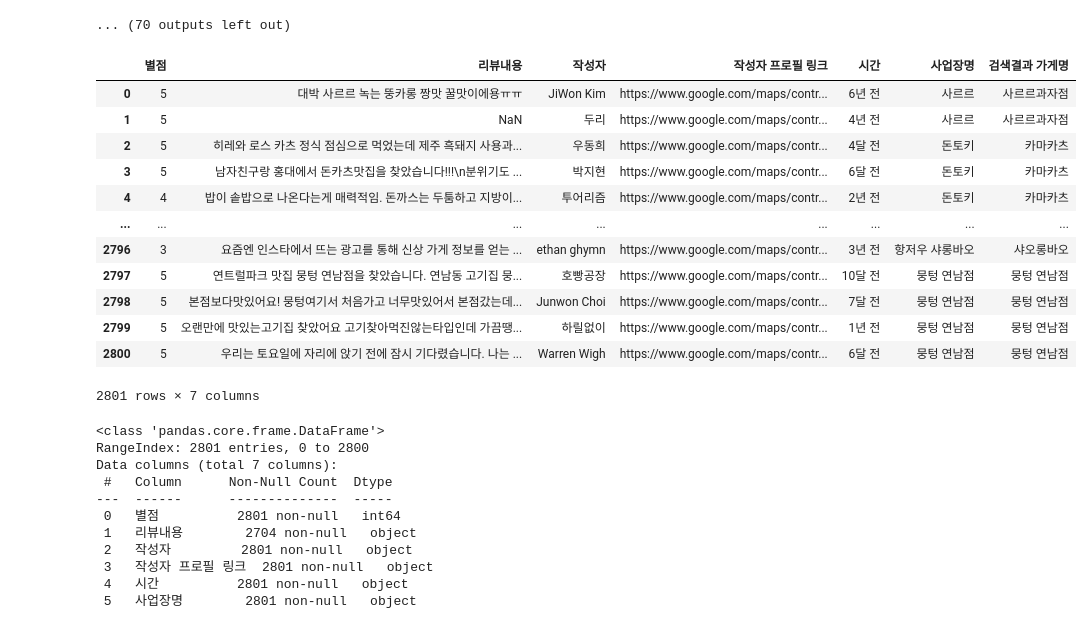
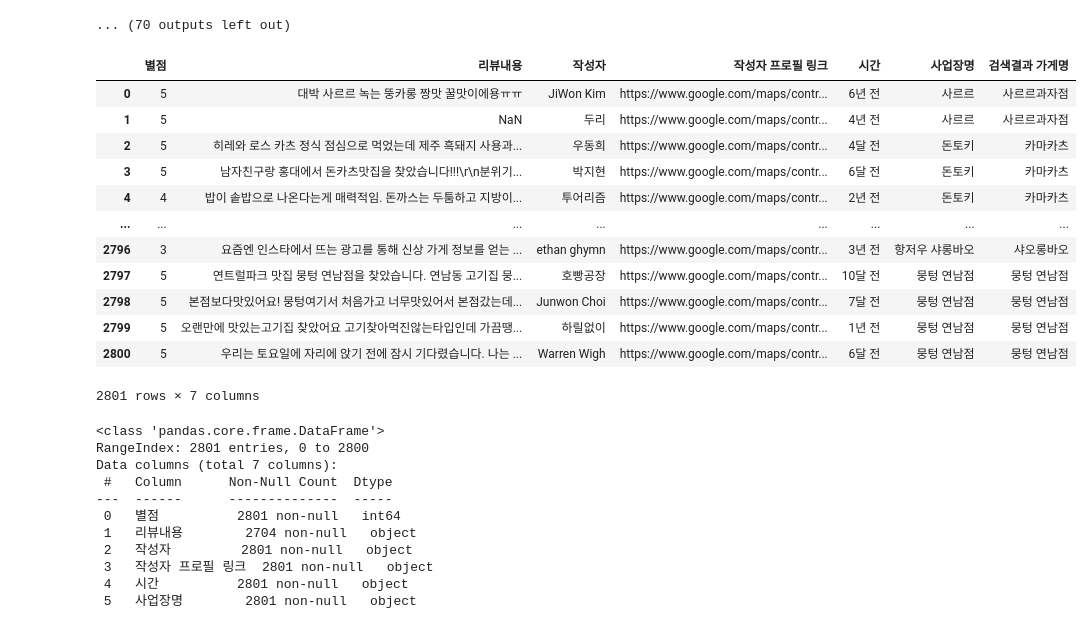
Before and after one commit to haemilia/real_matjib, a Jupyter notebook: data_collection/google_maps.ipynb, the cells around one changed output. Cells and saved outputs as stored; diff of their text form; code cells hidden in the pictures.

Commit message:
gmaps reviews

```diff
--- a/data_collection/google_maps.ipynb
+++ b/data_collection/google_maps.ipynb
@@ -190,14 +190,14 @@ print("리뷰 수집 완료 및 저장 완료")
 [미발견] 03980 오까르베
 ... (70 outputs left out)
 # %%
-df_yeonnam_reviews_gmaps = pd.read_csv("C:/medici_class/00.프로젝트/최종프로젝트 임시파일/yeonnam_restaurant_reviews_googlemaps.csv")
+df_yeonnam_reviews_gmaps = pd.read_csv("C:/medici_class/00.프로젝트/최종프로젝트 임시파일/yeonnam_restaurant_reviews_googlemaps.csv", encoding='cp949')
 df_yeonnam_reviews_gmaps
 # %% [output]
 |  | 별점 | 리뷰내용 | 작성자 | 작성자 프로필 링크 | 시간 | 사업장명 | 검색결과 가게명 |
 | 0 | 5 | 대박 사르르 녹는 뚱카롱 짱맛 꿀맛이에용ㅠㅠ | JiWon Kim | https://www.google.com/maps/contr... | 6년 전 | 사르르 | 사르르과자점 |
 | 1 | 5 | NaN | 두리 | https://www.google.com/maps/contr... | 4년 전 | 사르르 | 사르르과자점 |
 | 2 | 5 | 히레와 로스 카츠 정식 점심으로 먹었는데 제주 흑돼지 사용과... | 우동희 | https://www.google.com/maps/contr... | 4달 전 | 돈토키 | 카마카츠 |
-| 3 | 5 | 남자친구랑 홍대에서 돈카츠맛집을 찾았습니다!!!\n분위기도 ... | 박지현 | https://www.google.com/maps/contr... | 6달 전 | 돈토키 | 카마카츠 |
+| 3 | 5 | 남자친구랑 홍대에서 돈카츠맛집을 찾았습니다!!!\r\n분위기... | 박지현 | https://www.google.com/maps/contr... | 6달 전 | 돈토키 | 카마카츠 |
 | 4 | 4 | 밥이 솥밥으로 나온다는게 매력적임. 돈까스는 두툼하고 지방이... | 투어리즘 | https://www.google.com/maps/contr... | 2년 전 | 돈토키 | 카마카츠 |
 | ... | ... | ... | ... | ... | ... | ... | ... |
 | 2796 | 3 | 요즘엔 인스타에서 뜨는 광고를 통해 신상 가게 정보를 얻는 ... | ethan ghymn | https://www.google.com/maps/contr... | 3년 전 | 항저우 샤롱바오 | 샤오롱바오 |
```
Also changed, not shown: parts of 2 cells of this notebook, 3 other files.
